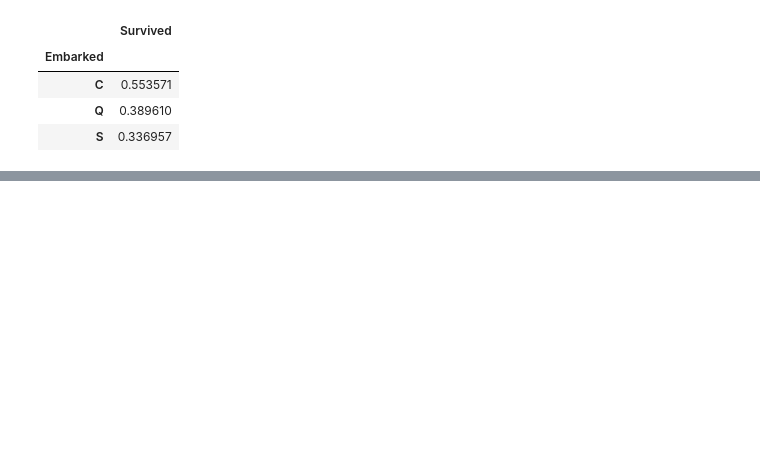
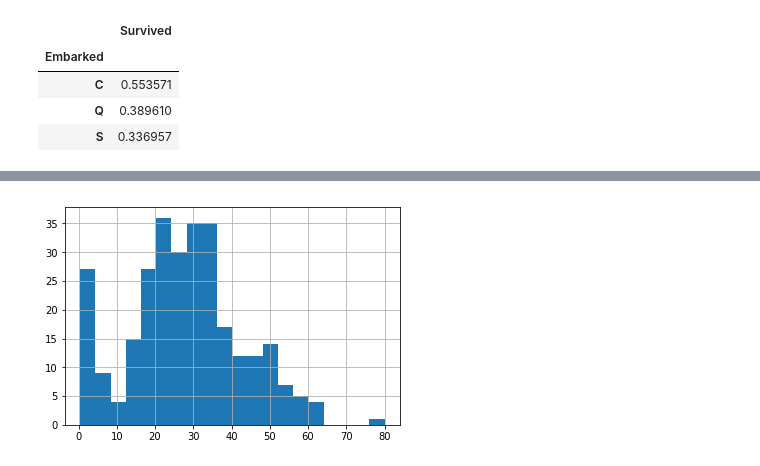
Before and after one commit to ThibaultHuyet/machine_learning, a Jupyter notebook: Notebooks/Titanic.ipynb, the cells around one changed output, grey strips where cells are left out. Drawn from its saved outputs; the diff is of its cells as text; code cells hidden in the pictures; blank space fills up the shorter version.

```diff
--- a/Notebooks/Titanic.ipynb
+++ b/Notebooks/Titanic.ipynb
@@ -175,0 +179,5 @@ dead['Age'].hist(bins = )
+# %%
+alive = titanic[titanic['Survived'] == 1]
+alive['Age'].hist(bins = 20);
+# %% [output]
+[figure, added]
```
Also changed, not shown: parts of 26 cells of this notebook.
